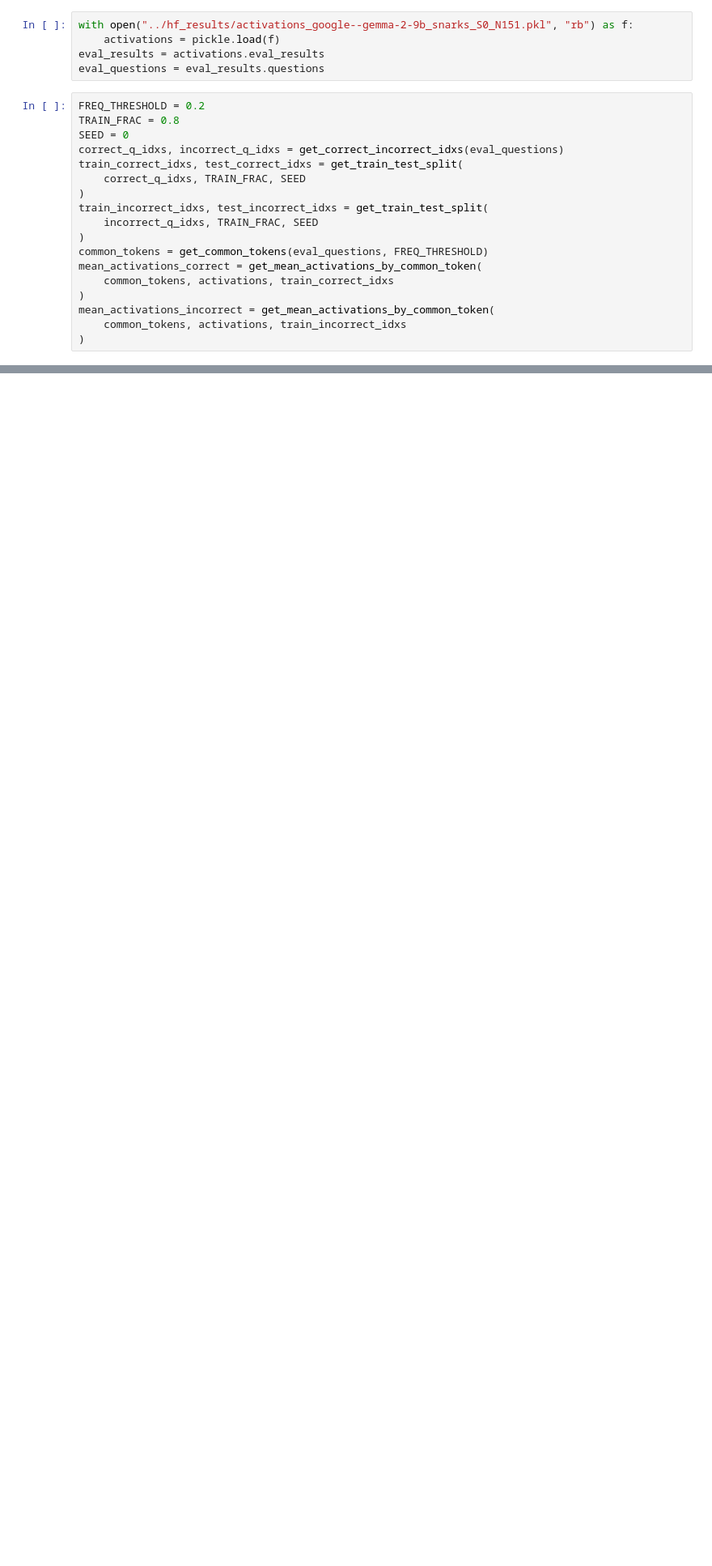
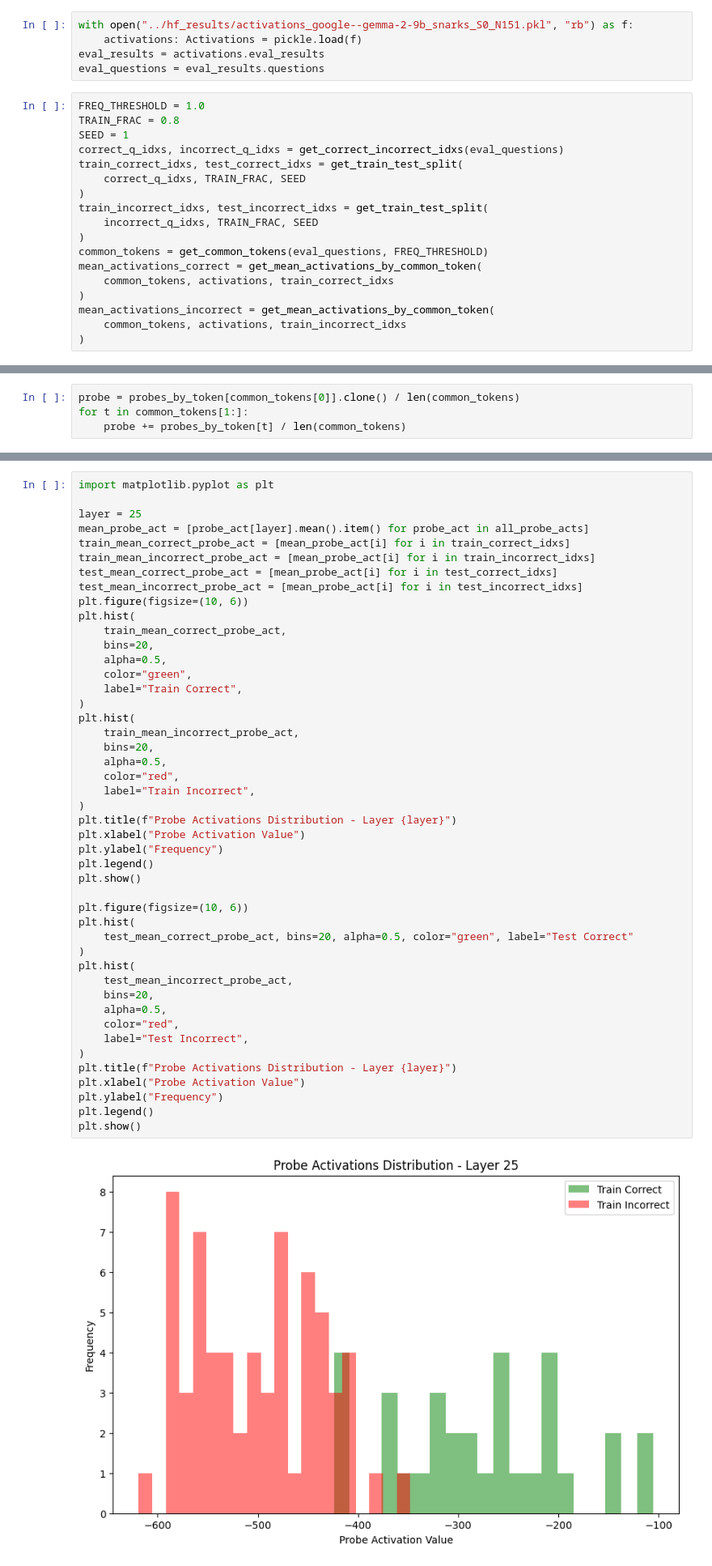
Before and after one commit to jettjaniak/cot-probing, a Jupyter notebook: notebooks/freq_prob.ipynb, the cells around one changed output, grey strips where cells are left out. Shown: that part at 81% size. Saved outputs shown, nothing was run; the diff lists cells and outputs as text; blank space fills up the shorter version.

```diff
--- a/notebooks/freq_prob.ipynb
+++ b/notebooks/freq_prob.ipynb
@@ -14,12 +18,12 @@ from cot_probing.utils import get_train_test_split
 # %%
 with open("../hf_results/activations_google--gemma-2-9b_snarks_S0_N151.pkl", "rb") as f:
-    activations = pickle.load(f)
+    activations: Activations = pickle.load(f)
 eval_results = activations.eval_results
 eval_questions = eval_results.questions
 # %%
-FREQ_THRESHOLD = 0.2
+FREQ_THRESHOLD = 1.0
 TRAIN_FRAC = 0.8
-SEED = 0
+SEED = 1
 correct_q_idxs, incorrect_q_idxs = get_correct_incorrect_idxs(eval_questions)
 train_correct_idxs, test_correct_idxs = get_train_test_split(
     correct_q_idxs, TRAIN_FRAC, SEED
@@ -39,3 +43,7 @@ probes_by_token = {
     t: mean_activations_correct[t] - mean_activations_incorrect[t]
     for t in common_tokens
 }
+# %%
+probe = probes_by_token[common_tokens[0]].clone() / len(common_tokens)
+for t in common_tokens[1:]:
+    probe += probes_by_token[t] / len(common_tokens)
@@ -41,0 +341,48 @@ probes_by_token = {
+# %%
+import matplotlib.pyplot as plt
+
+layer = 25
+mean_probe_act = [probe_act[layer].mean().item() for probe_act in all_probe_acts]
+train_mean_correct_probe_act = [mean_probe_act[i] for i in train_correct_idxs]
+train_mean_incorrect_probe_act = [mean_probe_act[i] for i in train_incorrect_idxs]
+test_mean_correct_probe_act = [mean_probe_act[i] for i in test_correct_idxs]
+test_mean_incorrect_probe_act = [mean_probe_act[i] for i in test_incorrect_idxs]
+plt.figure(figsize=(10, 6))
+plt.hist(
+    train_mean_correct_probe_act,
+    bins=20,
+    alpha=0.5,
+    color="green",
+    label="Train Correct",
+)
+plt.hist(
+    train_mean_incorrect_probe_act,
+    bins=20,
+    alpha=0.5,
+    color="red",
+    label="Train Incorrect",
+)
+plt.title(f"Probe Activations Distribution - Layer {layer}")
+plt.xlabel("Probe Activation Value")
+plt.ylabel("Frequency")
+plt.legend()
+plt.show()
+
+plt.figure(figsize=(10, 6))
+plt.hist(
+    test_mean_correct_probe_act, bins=20, alpha=0.5, color="green", label="Test Correct"
+)
+plt.hist(
+    test_mean_incorrect_probe_act,
+    bins=20,
+    alpha=0.5,
+    color="red",
+    label="Test Incorrect",
+)
+plt.title(f"Probe Activations Distribution - Layer {layer}")
+plt.xlabel("Probe Activation Value")
+plt.ylabel("Frequency")
+plt.legend()
+plt.show()
+# %% [output]
+[figure, added]
```
Also changed, not shown: parts of 10 cells of this notebook, 1 other file.
